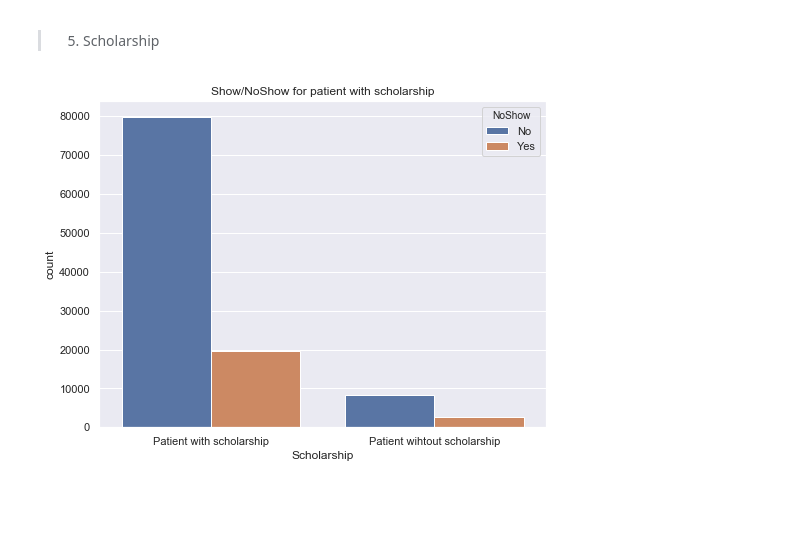
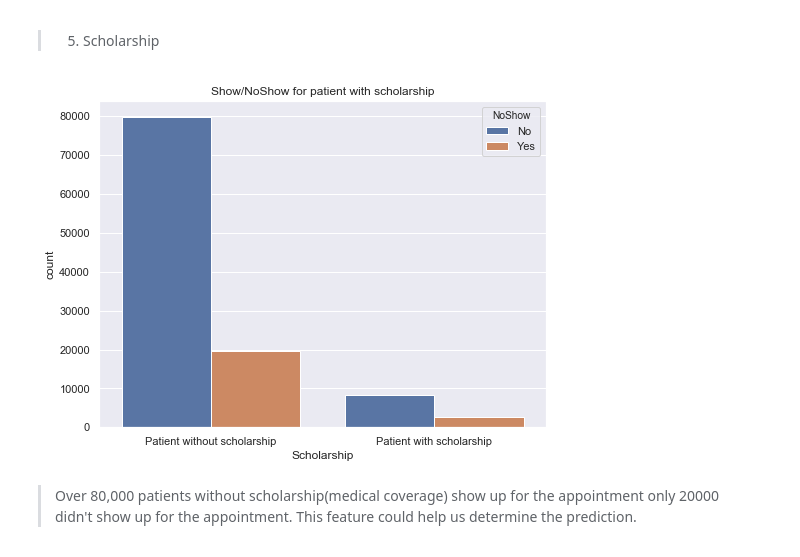
Before and after one commit to isaphu/Predicting-no-show-, a Jupyter notebook: noshow.ipynb, the cells around one changed output. Saved outputs shown, nothing was run; the diff lists cells and outputs as text; code cells hidden in the pictures; blank space fills up the shorter version.

Commit message:
adding more data visualization

```diff
--- a/noshow.ipynb
+++ b/noshow.ipynb
@@ -552,10 +566,12 @@ plt.show()
 # %%
 plt.figure(figsize=[8,6])
 sns.set(style = "darkgrid")
 ax = sns.countplot(data=ver2_df,x=ver2_df.Scholarship,hue=ver2_df.NoShow)
 ax.set_title("Show/NoShow for patient with scholarship")
-x_ticks_labels=['Patient with scholarship', 'Patient wihtout scholarship']
+x_ticks_labels=['Patient without scholarship', 'Patient with scholarship']
 ax.set_xticklabels(x_ticks_labels)
 plt.show()
 # %% [output]
-[figure, old version]
+[figure, new version]
+# %% [markdown]
+> Over 80,000 patients without scholarship(medical coverage) show up for the appointment only 20000 didn't show up for the appointment. This feature could help us determine the prediction.
```
Also changed, not shown: parts of 27 cells of this notebook.
